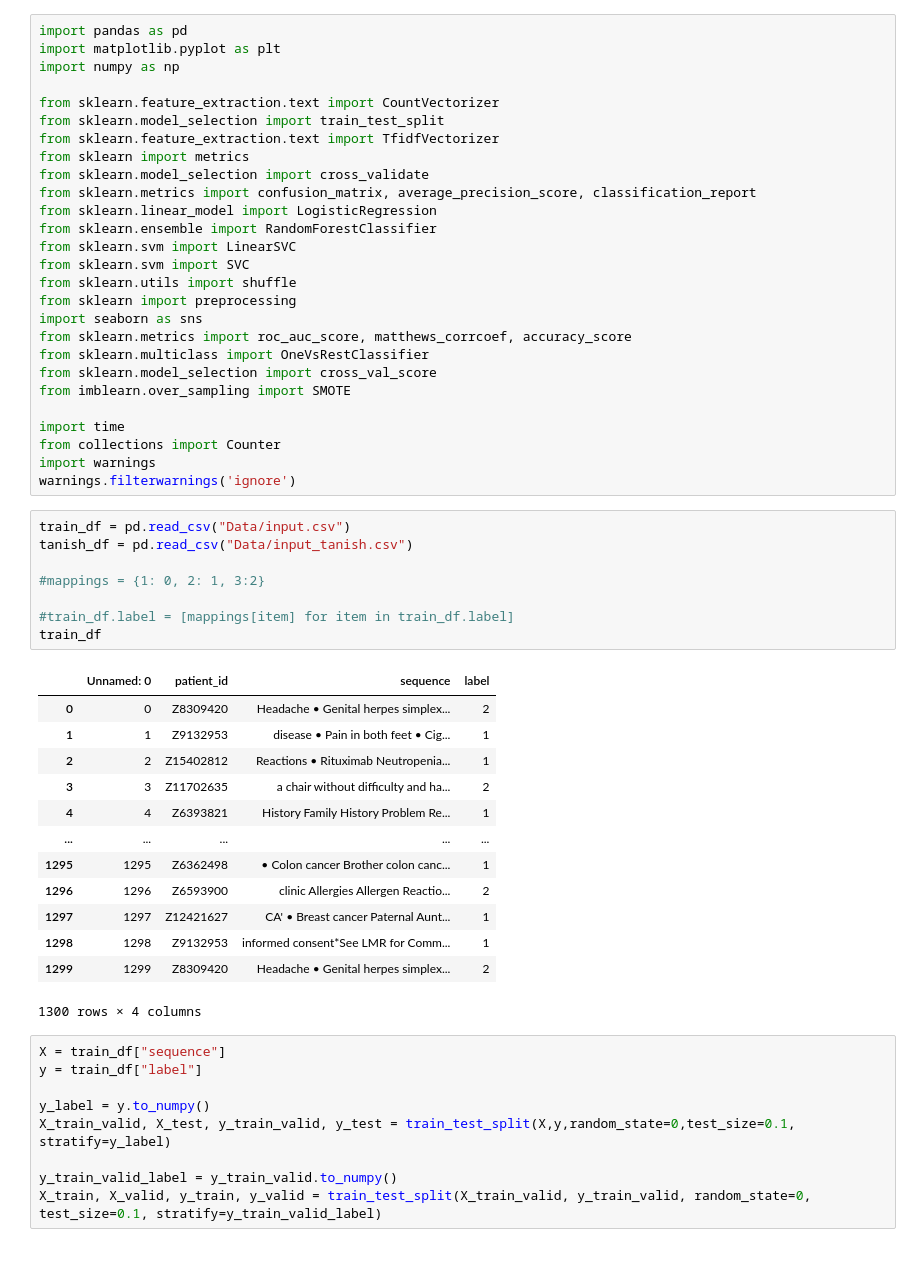
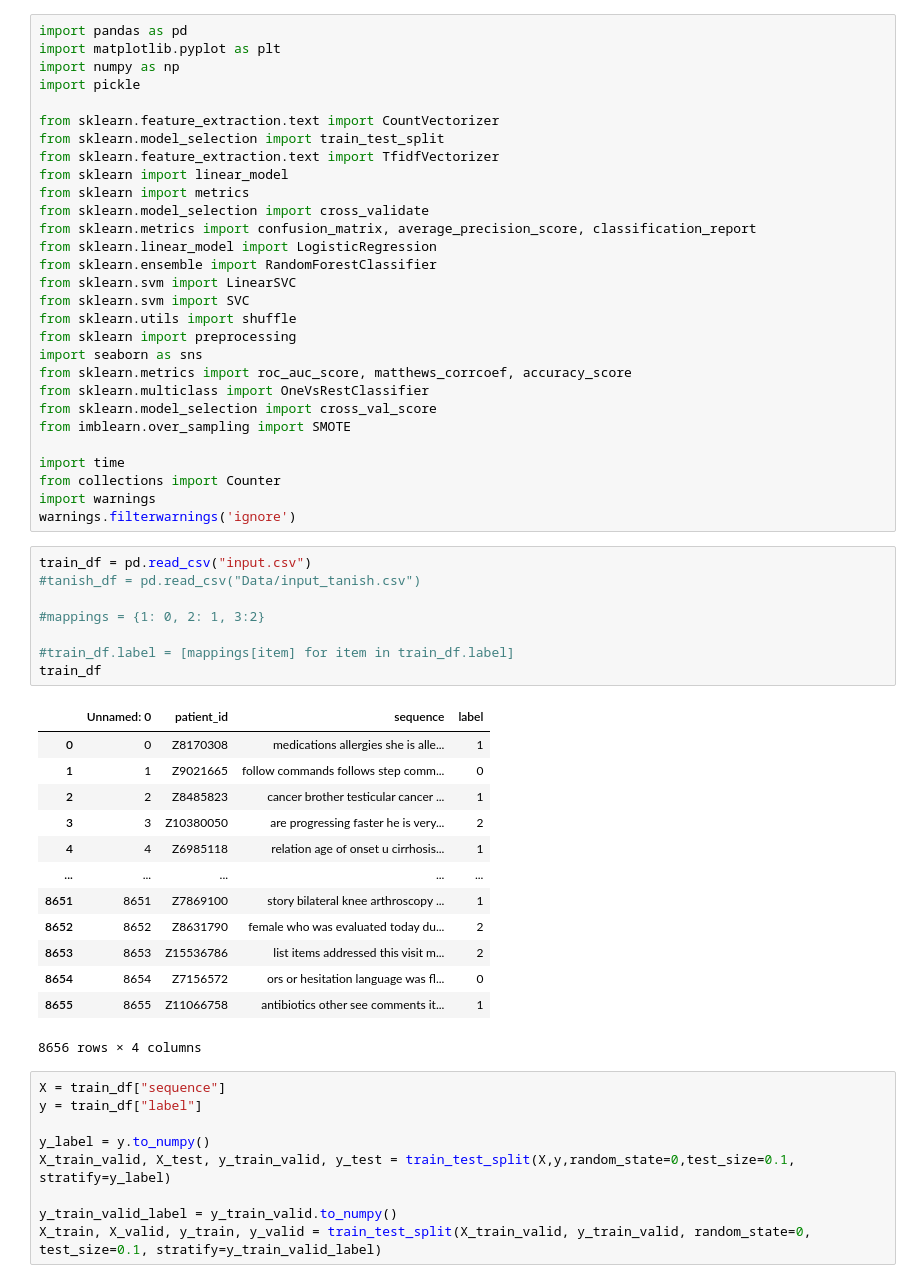
Before and after one commit to anaconda121/NeuraHealth, a Jupyter notebook: Modeling/Logistic_Regression_SVM_Random_Forest_with_TFIDF.ipynb, the cells around one changed output. Cells and saved outputs as stored; diff of their text form.

```diff
--- a/Modeling/Logistic_Regression_SVM_Random_Forest_with_TFIDF.ipynb
+++ b/Modeling/Logistic_Regression_SVM_Random_Forest_with_TFIDF.ipynb
@@ -2,10 +2,12 @@
 import pandas as pd
 import matplotlib.pyplot as plt
 import numpy as np
+import pickle
 
 from sklearn.feature_extraction.text import CountVectorizer
 from sklearn.model_selection import train_test_split
 from sklearn.feature_extraction.text import TfidfVectorizer
+from sklearn import linear_model
 from sklearn import metrics
 from sklearn.model_selection import cross_validate
 from sklearn.metrics import confusion_matrix, average_precision_score, classification_report
@@ -26,27 +28,27 @@ from collections import Counter
 import warnings
 warnings.filterwarnings('ignore')
 # %%
-train_df = pd.read_csv("Data/input.csv")
-tanish_df = pd.read_csv("Data/input_tanish.csv")
+train_df = pd.read_csv("input.csv")
+#tanish_df = pd.read_csv("Data/input_tanish.csv")
 
 #mappings = {1: 0, 2: 1, 3:2}
 
 #train_df.label = [mappings[item] for item in train_df.label]
 train_df
 # %% [output]
 |  | Unnamed: 0 | patient_id | sequence | label |
-| 0 | 0 | Z8309420 | Headache • Genital herpes simplex... | 2 |
-| 1 | 1 | Z9132953 | disease • Pain in both feet • Cig... | 1 |
-| 2 | 2 | Z15402812 | Reactions • Rituximab Neutropenia... | 1 |
-| 3 | 3 | Z11702635 | a chair without difficulty and ha... | 2 |
-| 4 | 4 | Z6393821 | History Family History Problem Re... | 1 |
+| 0 | 0 | Z8170308 | medications allergies she is alle... | 1 |
+| 1 | 1 | Z9021665 | follow commands follows step comm... | 0 |
+| 2 | 2 | Z8485823 | cancer brother testicular cancer ... | 1 |
+| 3 | 3 | Z10380050 | are progressing faster he is very... | 2 |
+| 4 | 4 | Z6985118 | relation age of onset u cirrhosis... | 1 |
 | ... | ... | ... | ... | ... |
-| 1295 | 1295 | Z6362498 | • Colon cancer Brother colon canc... | 1 |
-| 1296 | 1296 | Z6593900 | clinic Allergies Allergen Reactio... | 2 |
-| 1297 | 1297 | Z12421627 | CA' • Breast cancer Paternal Aunt... | 1 |
-| 1298 | 1298 | Z9132953 | informed consent*See LMR for Comm... | 1 |
-| 1299 | 1299 | Z8309420 | Headache • Genital herpes simplex... | 2 |
+| 8651 | 8651 | Z7869100 | story bilateral knee arthroscopy ... | 1 |
+| 8652 | 8652 | Z8631790 | female who was evaluated today du... | 2 |
+| 8653 | 8653 | Z15536786 | list items addressed this visit m... | 2 |
+| 8654 | 8654 | Z7156572 | ors or hesitation language was fl... | 0 |
+| 8655 | 8655 | Z11066758 | antibiotics other see comments it... | 1 |
-1300 rows × 4 columns
+8656 rows × 4 columns
 # %%
 X = train_df["sequence"]
 y = train_df["label"]
```
Also changed, not shown: parts of 35 cells of this notebook.
